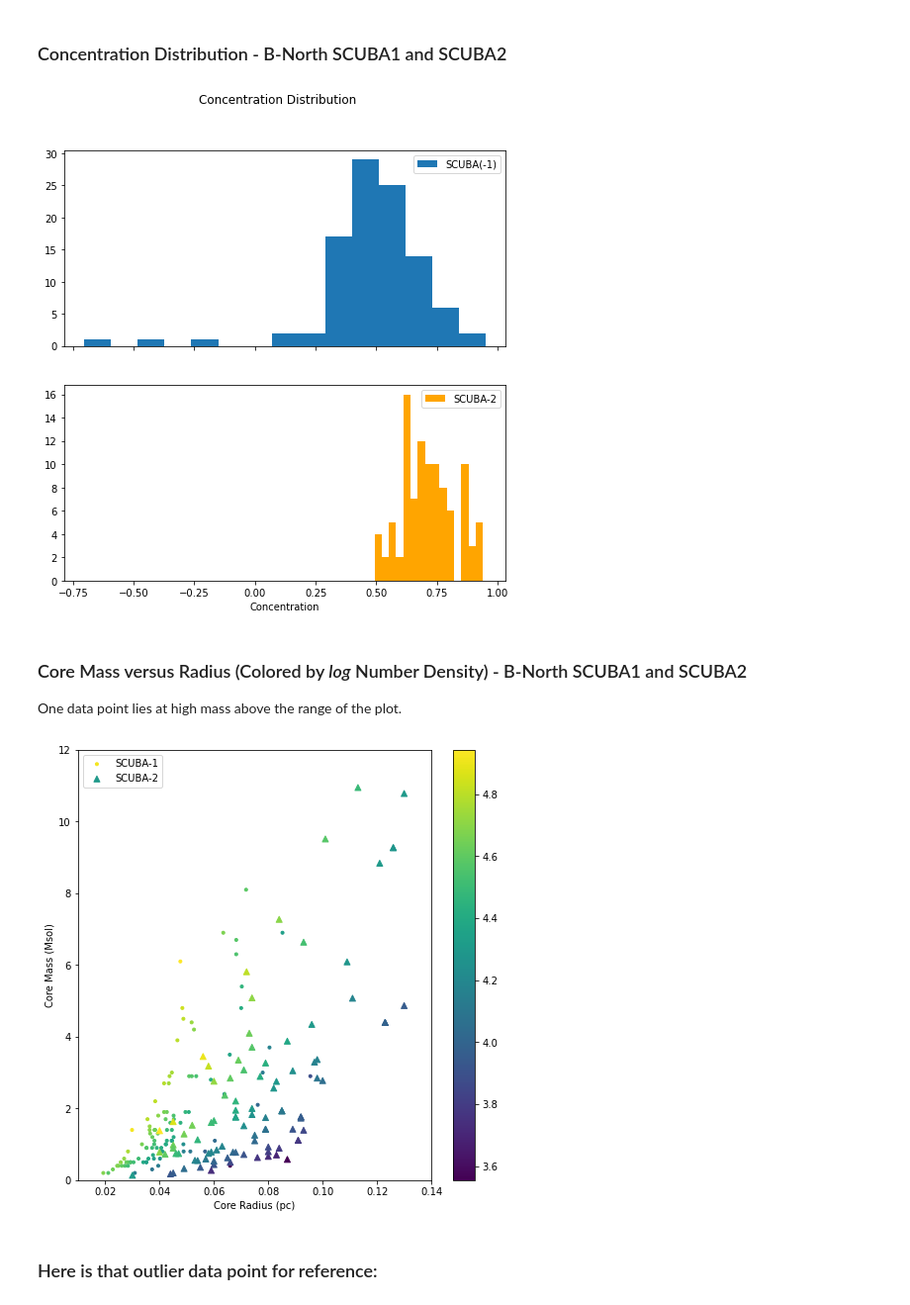
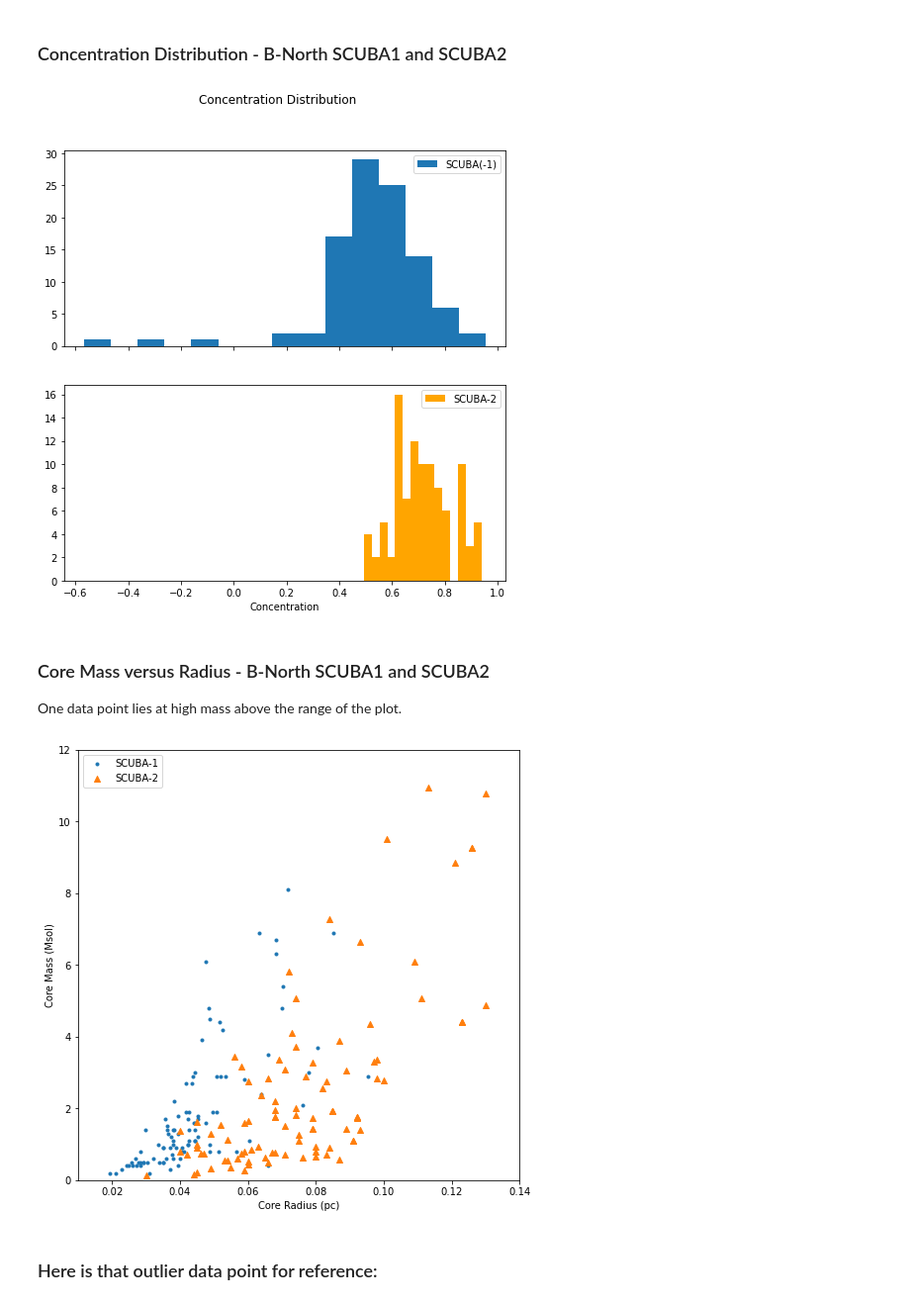
Before and after one commit to samdf96/SyntheticObs, a Jupyter notebook: SCUBA_vs_SCUBA2.ipynb, the cells around one changed output. Shown at 99% size. Saved outputs shown, nothing was run; the diff lists cells and outputs as text; code cells hidden in the pictures.

```diff
--- a/SCUBA_vs_SCUBA2.ipynb
+++ b/SCUBA_vs_SCUBA2.ipynb
@@ -235,7 +237,7 @@ reff_pc = angular_to_linear(df_nwt['Reff_arcsec'], 419)
 df_nwt['Reff_pc'] = reff_pc
 
 # compute concentration
-concentrations = [scuba2concentration(beam, tf, radius, peak) for beam, tf, radius, peak in zip([14.6]*len(df_nwt['I850']),
+concentrations = [scuba2concentration(beam, tf, radius, peak) for beam, tf, radius, peak in zip([14.0]*len(df_nwt['I850']),
                                                                                                 df_nwt['I850'],
                                                                                                 df_nwt['Reff_arcsec'],
                                                                                                 df_nwt['P850'])]
@@ -491,24 +495,28 @@ ax2.set_xlabel('Concentration')
 fig.suptitle('Concentration Distribution')
 plt.show()
 # %% [output]
-[figure, old version]
+[figure, new version]
 # %% [markdown]
-### Core Mass versus Radius (Colored by *log* Number Density) - B-North SCUBA1 and SCUBA2
+### Core Mass versus Radius - B-North SCUBA1 and SCUBA2
 
 One data point lies at high mass above the range of the plot.
 # %%
 plt.figure(figsize=(8,8))
-plt.scatter(df_nwt_trimmed['Reff_pc'], df_nwt_trimmed['Mass_msol'], c=np.log10(df_nwt_trimmed['Number_density']), marker='.', label='SCUBA-1')
-plt.scatter(df_nwt_trimmed['SCUBA2 Reff_pc'], df_nwt_trimmed['SCUBA2 Mass_msol'], c=np.log10(df_nwt_trimmed['SCUBA2 Number_density']), marker='^', label='SCUBA-2')
-plt.colorbar()
+plt.scatter(df_nwt_trimmed['Reff_pc'], df_nwt_trimmed['Mass_msol'], marker='.', label='SCUBA-1')
+plt.scatter(df_nwt_trimmed['SCUBA2 Reff_pc'], df_nwt_trimmed['SCUBA2 Mass_msol'], marker='^', label='SCUBA-2')
+x = np.linspace(0,0.14,1000)
+#plt.plot(x, 1300 * np.power(x,3), c='k', ls='dashed')
+#plt.plot(x, 5000 * np.power(x,3), c='k', ls='dashed')
+#plt.plot(x, 20000 * np.power(x,3), c='k', ls='dashed')
+#plt.colorbar()
 plt.xlim(0.01,0.14)
 plt.ylim(0,12)
 plt.xlabel('Core Radius (pc)')
 plt.ylabel('Core Mass (Msol)')
 plt.legend(loc='upper left')
 plt.show()
 # %% [output]
-[figure, old version]
+[figure, new version]
 # %% [markdown]
 ### Here is that outlier data point for reference:
 # %%
```
Also changed, not shown: parts of 16 cells of this notebook.
